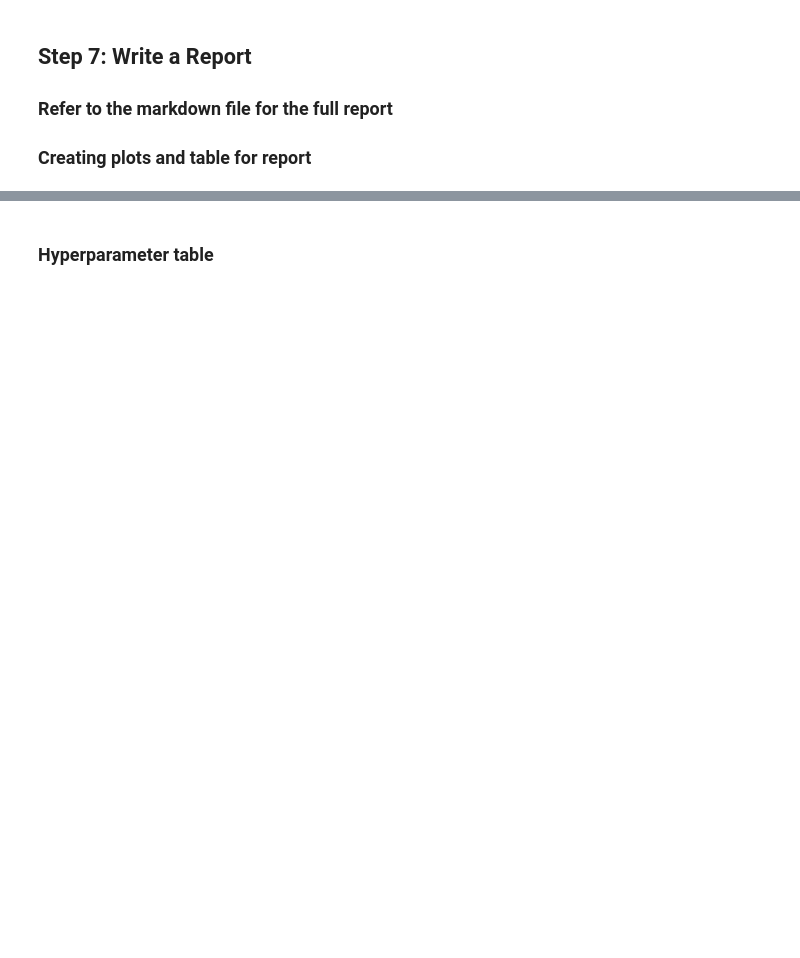
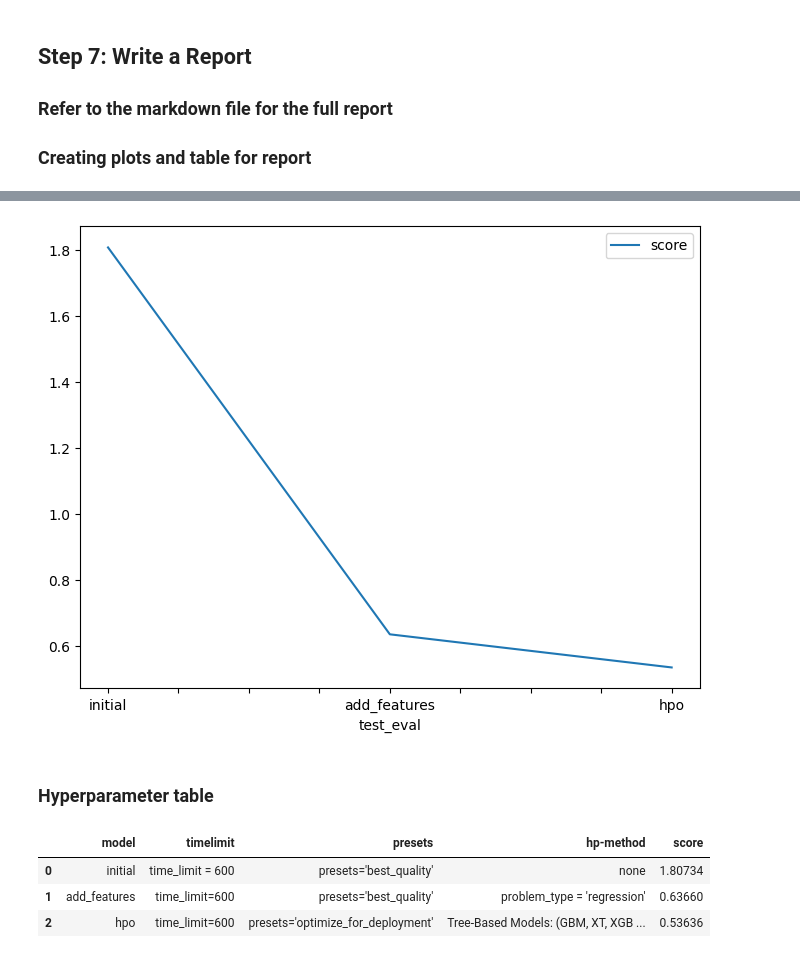
Before and after one commit to wardhanisukoco/shogun-rider, a Jupyter notebook: project_notebook.ipynb, the cells around one changed output, grey strips where cells are left out. Saved outputs shown, nothing was run; the diff lists cells and outputs as text; code cells hidden in the pictures; blank space fills up the shorter version.

```diff
--- a/project_notebook.ipynb
+++ b/project_notebook.ipynb
@@ -320,20 +573,27 @@ fig.savefig('model_train_score.png')
 # %%
 # Take the 3 kaggle scores and creating a line plot to show improvement
 fig = pd.DataFrame(
     {
         "test_eval": ["initial", "add_features", "hpo"],
-        "score": [?, ?, ?]
+        "score": [1.80734, 0.63660, 0.53636]
     }
 ).plot(x="test_eval", y="score", figsize=(8, 6)).get_figure()
-fig.savefig('model_test_score.png')
+fig.savefig('img/model_test_score.png')
+# %% [output]
+[figure, added]
 # %% [markdown]
 ### Hyperparameter table
 # %%
 # The 3 hyperparameters we tuned with the kaggle score as the result
 pd.DataFrame({
     "model": ["initial", "add_features", "hpo"],
-    "hpo1": [?, ?, ?],
-    "hpo2": [?, ?, ?],
-    "hpo3": [?, ?, ?],
-    "score": [?, ?, ?]
+    "timelimit": ["time_limit = 600", "time_limit=600", "time_limit=600"],
+    "presets": ["presets='best_quality'", "presets='best_quality'", "presets='optimize_for_deployment'"],
+    "hp-method": ["none", "problem_type = 'regression'", "Tree-Based Models: (GBM, XT, XGB & RF)"],
+    "score": [1.80734, 0.63660, 0.53636]
 })
+# %% [output]
+|  | model | timelimit | presets | hp-method | score |
+| 0 | initial | time_limit = 600 | presets='best_quality' | none | 1.80734 |
+| 1 | add_features | time_limit=600 | presets='best_quality' | problem_type = 'regression' | 0.63660 |
+| 2 | hpo | time_limit=600 | presets='optimize_for_deployment' | Tree-Based Models: (GBM, XT, XGB ... | 0.53636 |
```
Also changed, not shown: parts of 37 cells of this notebook.
